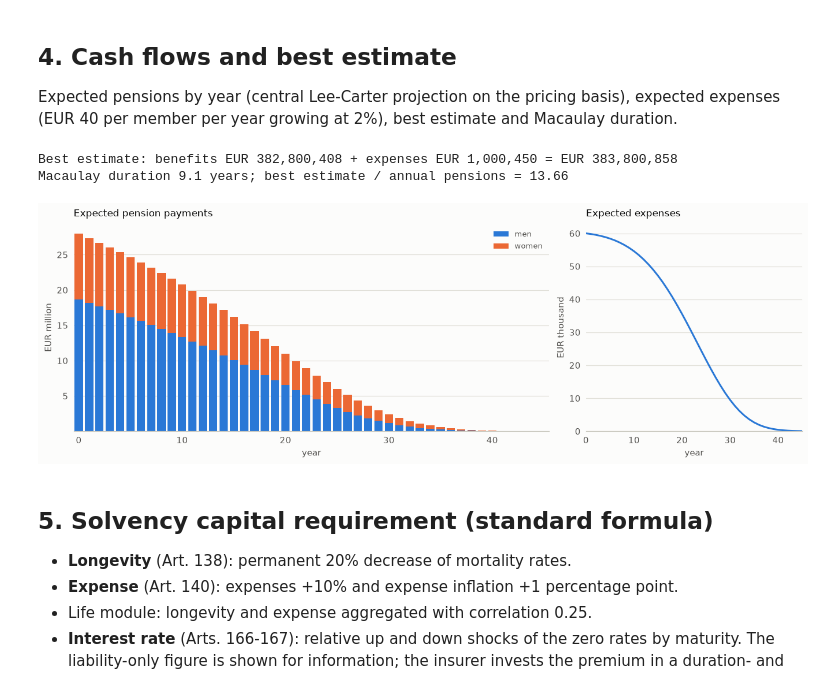
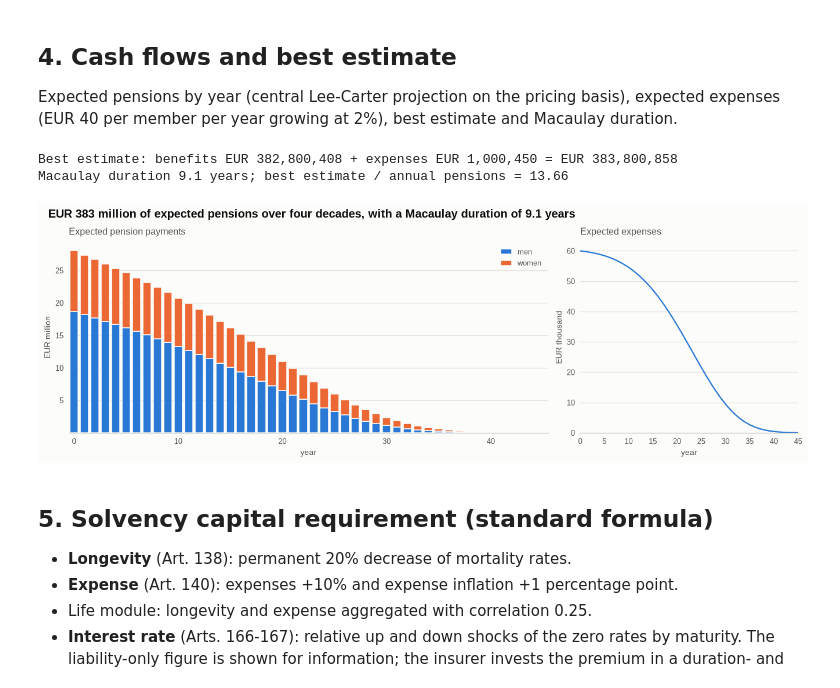
Before and after one commit to paolo993788/Actuarial-mathematics, a Jupyter notebook: notebooks/case_studies/pension_buy_in_pricing.ipynb, the cells around one changed output. Drawn from its saved outputs; the diff is of its cells as text; code cells hidden in the pictures.

```diff
--- a/notebooks/case_studies/pension_buy_in_pricing.ipynb
+++ b/notebooks/case_studies/pension_buy_in_pricing.ipynb
@@ -144,27 +150,29 @@ Expected pensions by year (central Lee-Carter projection on the pricing basis),
 # %%
 cf = portfolio.expected_cash_flows(models, members, HORIZON, INDEXATION)
 survivors = portfolio.expected_cash_flows(models, members.assign(pension=1.0), HORIZON)["total"]
 exp_cf = EXPENSE_PER_MEMBER * survivors * (1 + EXPENSE_INFLATION) ** times
 be_benefits = float(cf["total"] @ discount)
 be_expenses = float(exp_cf @ discount)
 best_estimate = be_benefits + be_expenses
 duration = float((times * (cf["total"] + exp_cf)) @ discount / best_estimate)
 print(f"Best estimate: benefits EUR {be_benefits:,.0f} + expenses EUR {be_expenses:,.0f} = EUR {best_estimate:,.0f}")
 print(f"Macaulay duration {duration:.1f} years; best estimate / annual pensions = {be_benefits / members['pension'].sum():.2f}")
 
 # Expenses are about 0.3% of the benefits: on the benefit scale they would be invisible, so they get their own panel.
 fig, axes = plt.subplots(1, 2, figsize=(12, 4), gridspec_kw={"width_ratios": [2.2, 1]})
 axes[0].bar(times, cf["M"] / 1e6, color=SERIES[0], label="men")
 axes[0].bar(times, cf["F"] / 1e6, bottom=cf["M"] / 1e6, color=SERIES[1], label="women")
 axes[0].set(xlim=(-0.5, 45.5), xlabel="year", ylabel="EUR million", title="Expected pension payments")
 axes[0].legend(loc="upper right")
 axes[1].plot(times, exp_cf / 1e3, color=SERIES[0])
 axes[1].set(xlim=(0, 45), ylim=(0, None), xlabel="year", ylabel="EUR thousand", title="Expected expenses")
+figure_headline(fig, f"EUR {be_benefits / 1e6:.0f} million of expected pensions over four decades, "
+                     f"with a Macaulay duration of {duration:.1f} years")
 fig.savefig(OUTPUT_DIR / "cash_flows.png", dpi=150)
 # %% [output]
 Best estimate: benefits EUR 382,800,408 + expenses EUR 1,000,450 = EUR 383,800,858
 Macaulay duration 9.1 years; best estimate / annual pensions = 13.66
-[figure, old version]
+[figure, new version]
 # %% [markdown]
 ## 5. Solvency capital requirement (standard formula)
 
```
Also changed, not shown: parts of 5 cells of this notebook, 3 other files.
